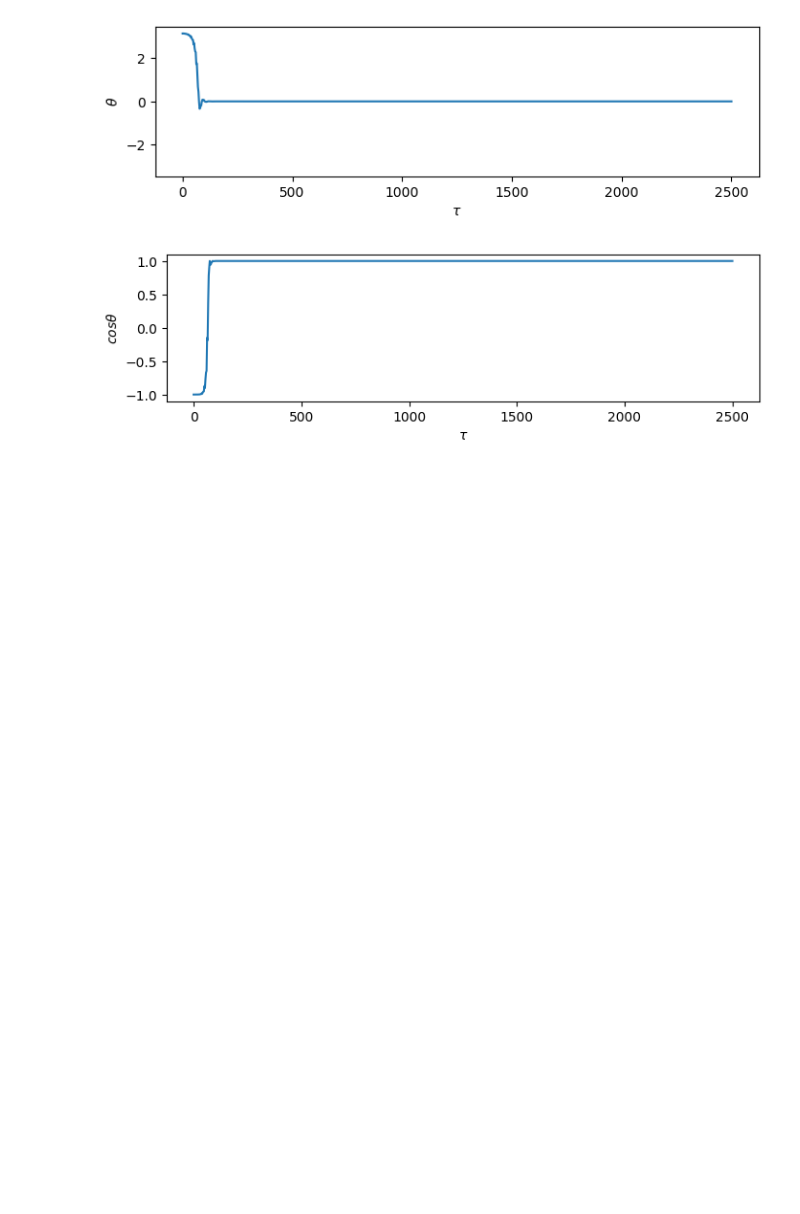
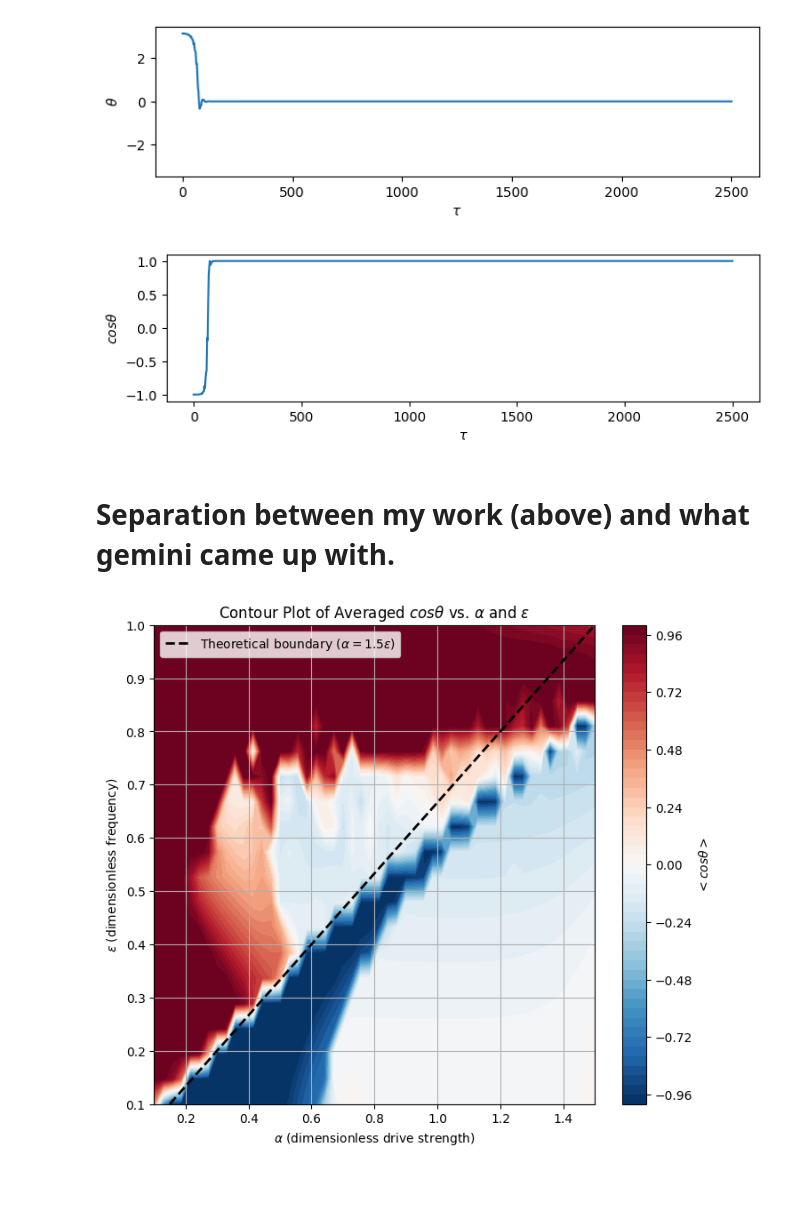
Before and after one commit to Cooper-9/Notes-from-class, a Jupyter notebook: Kapitza_Pendulum.ipynb, the cells around one changed output. Drawn from its saved outputs; the diff is of its cells as text; code cells hidden in the pictures; blank space fills up the shorter version.

```diff
--- a/Kapitza_Pendulum.ipynb
+++ b/Kapitza_Pendulum.ipynb
@@ -80,16 +78,3 @@ def alpha_critical(epsilon, zeta, coefficient):
-# %%
-# test average long timescale response
-
-epsilon = 0.2 # dimensionless angular frequency
-alpha = 0.2 # dimensionless drive strength
-zeta = 0.1 # dimensionless damping
-
-# number of decay times we want to integrate over
-n_decay = 500
-
-delta_theta = 0.01 # deviation of theta from pi / inverted state
-
-cos_theta_averaging, solution = average_long_timescale_response(epsilon, alpha, zeta, n_decay=n_decay)
 # %% [markdown]
 ### Solve the equation of motion
 # %%
@@ -124,6 +109,8 @@ def average_long_timescale_response(epsilon, alpha, zeta, n_decay=100, delta_the
   return cos_theta_averaging, solution
 # %%
 # plot theta
+tau_min = 0
+tau_max = n_decay/(2*zeta)
 tau_plot = np.linspace(tau_min, tau_max, 1000)
 theta_plot = solution.sol(tau_plot)[0]
 
@@ -144,3 +131,5 @@ plt.show()
 # %% [output]
 [figure]
 [figure]
+# %% [markdown]
+# Separation between my work (above) and what gemini came up with.
@@ -146,0 +224,36 @@ plt.show()
+# %%
+import matplotlib.pyplot as plt
+
+# Create a meshgrid for alpha and epsilon
+alpha_mesh, epsilon_mesh = np.meshgrid(alpha_list, epsilon_list)
+
+plt.figure(figsize=(8, 7))
+plt.contourf(alpha_mesh, epsilon_mesh, cos_theta_mesh, levels=50, cmap='RdBu_r')
+plt.colorbar(label=r'$<cos\theta>$')
+plt.xlabel(r'$\alpha$ (dimensionless drive strength)')
+plt.ylabel(r'$\epsilon$ (dimensionless frequency)')
+plt.title(r'Contour Plot of Averaged $cos\theta$ vs. $\alpha$ and $\epsilon$')
+plt.grid(True)
+
+# --- Add this section to plot an independent line ---
+# Example: Plot a line representing a theoretical critical boundary
+# Using a coefficient for the critical alpha. You can change this value.
+critical_coefficient = 1.5 # Changed from 2.0 to 1.5 for a different slope
+
+# Ensure epsilon_list covers the range for the line calculation
+epsilon_for_line = np.linspace(epsilon_list.min(), epsilon_list.max(), 100)
+
+# Calculate alpha_critical values for the line
+# Assuming alpha_critical function is defined (e.g., from cell 1nnr66ZjuJ26)
+# and zeta is available in the kernel (zeta=0.1 from your kernel state)
+alpha_critical_values = alpha_critical(epsilon_for_line, zeta=zeta, coefficient=critical_coefficient)
+
+plt.plot(alpha_critical_values, epsilon_for_line, color='black', linestyle='--', linewidth=2, label=rf'Theoretical boundary ($\alpha = {critical_coefficient}\epsilon$)')
+plt.legend()
+# ----------------------------------------------------
+
+plt.show()
+# %% [output]
+[figure, added]
+# %% [markdown]
+#
```
Also changed, not shown: parts of 6 cells of this notebook.
